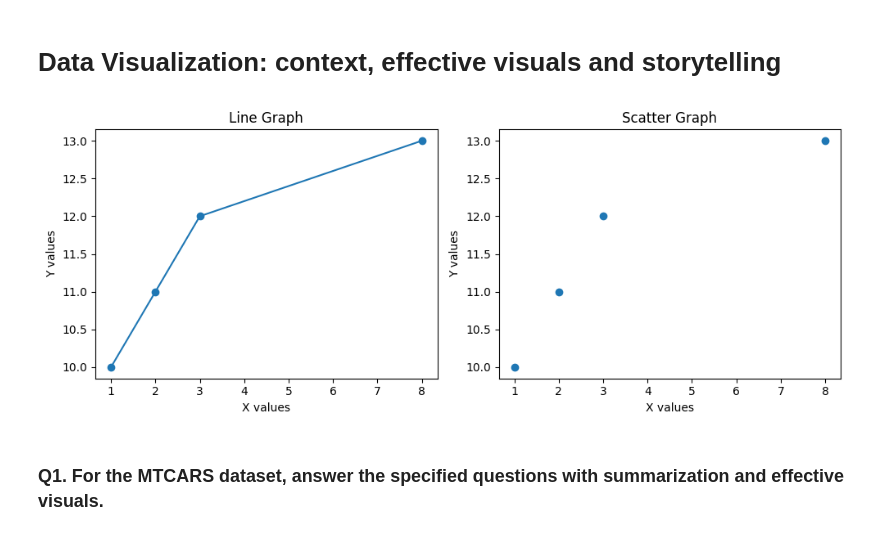
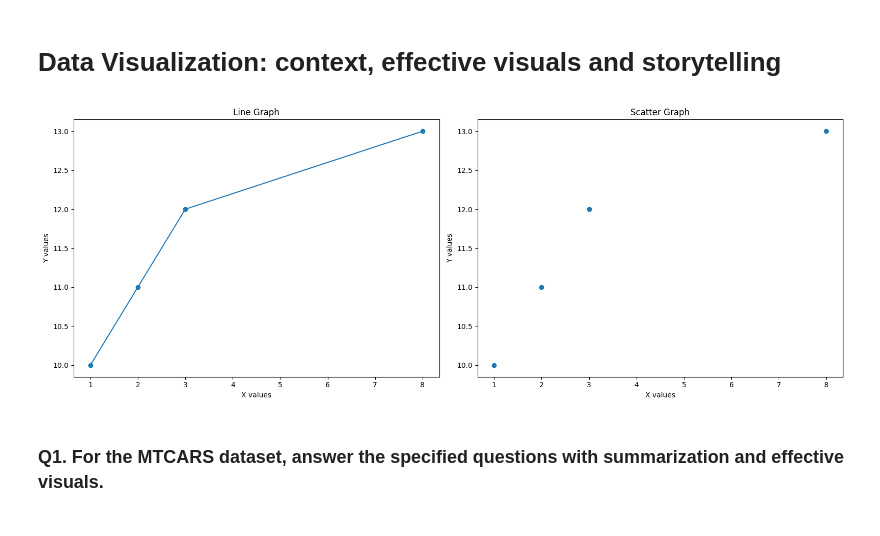
Before and after one commit to ojas-kanotra/DAV_LAB, a Jupyter notebook: Lab6.ipynb, the cells around one changed output. Drawn from its saved outputs; the diff is of its cells as text; code cells hidden in the pictures.

```diff
--- a/Lab6.ipynb
+++ b/Lab6.ipynb
@@ -3,31 +3,30 @@
 # %%
 import matplotlib.pyplot as plt
 import pandas as pd
-plt.style.use('default')
 
 x = [1,2,3,8]
 y = [10,11,12,13]
 
-plt.figure(figsize=(10,4))
+plt.figure(figsize=(16,6))
 
 # First subplot
 plt.subplot(1, 2, 1)
 plt.plot(x, y, marker='o')
 plt.title("Line Graph")
 plt.xlabel("X values")
 plt.ylabel("Y values")
 
 # Second subplot
 plt.subplot(1, 2, 2)
 plt.scatter(x, y, marker='o')
 plt.title("Scatter Graph")
 plt.xlabel("X values")
 plt.ylabel("Y values")
 
 plt.tight_layout()
 plt.show()
 # %% [output]
-[figure, old version]
+[figure, new version]
 # %% [markdown]
 ### Q1. For the MTCARS dataset, answer the specified questions with summarization and effective visuals.
 # %%
```
Also changed, not shown: parts of 1 cell of this notebook, 2 other files.
